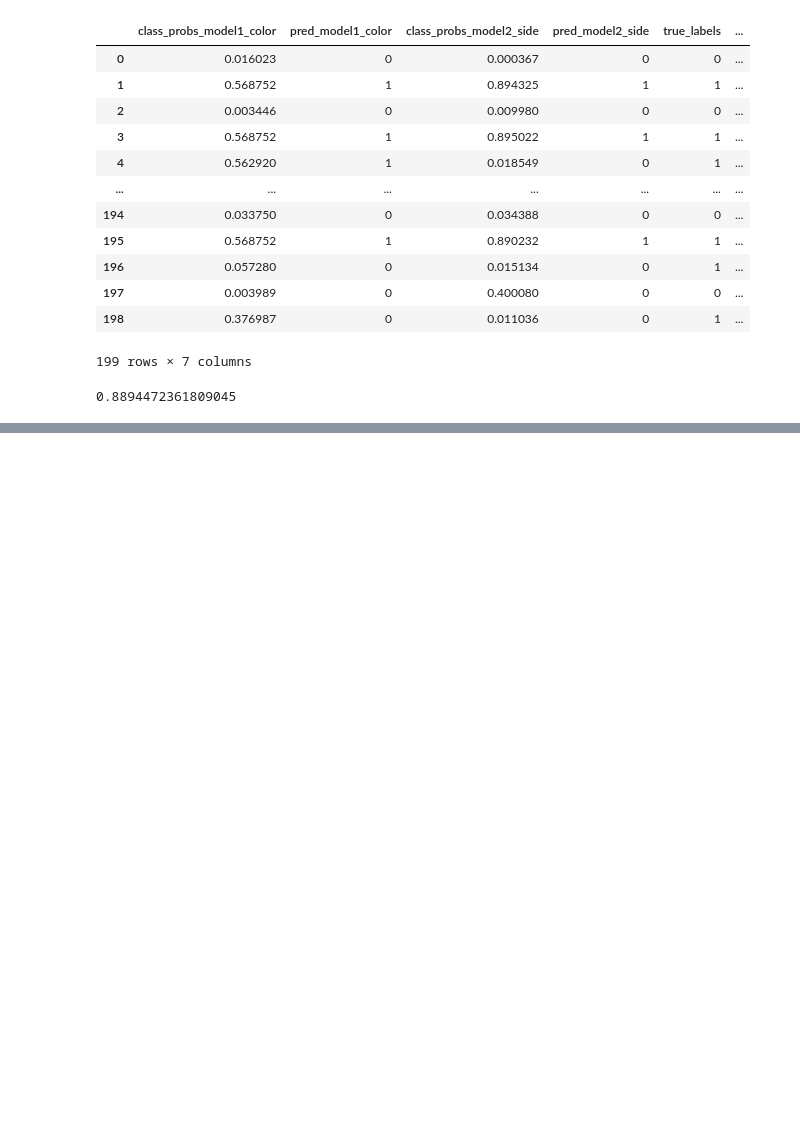
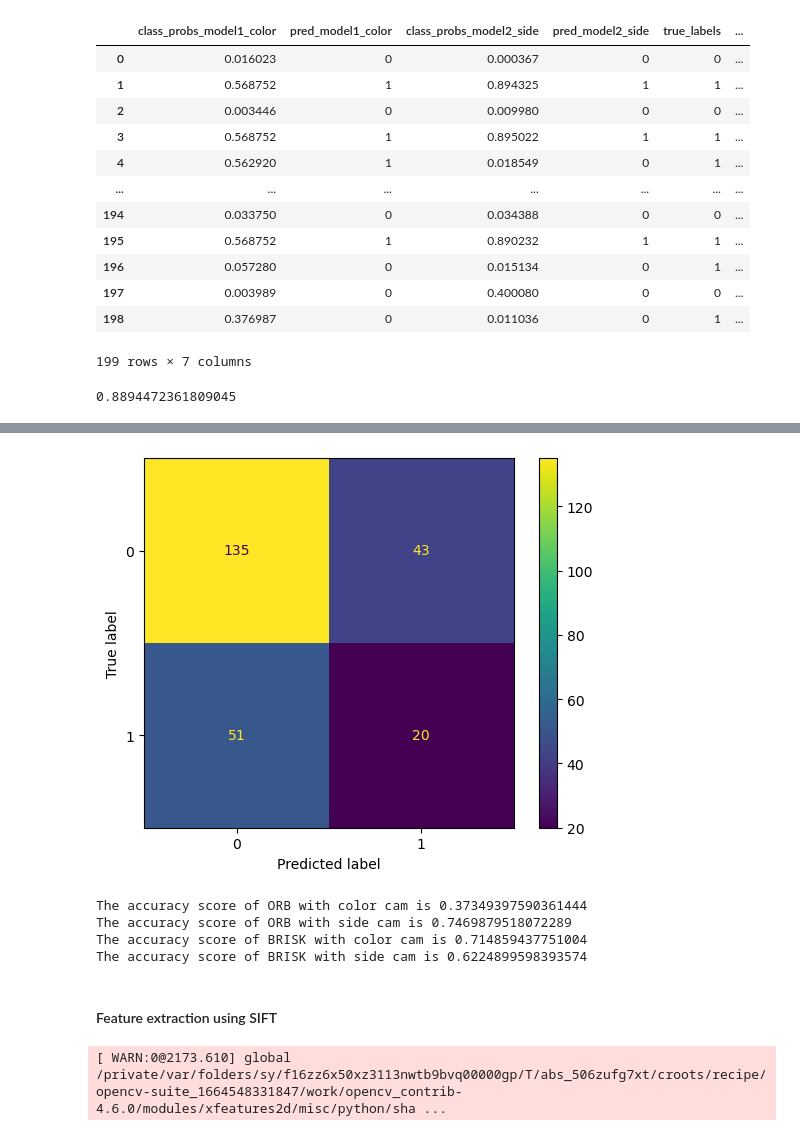
Before and after one commit to louismeeckers/data-fusion-g2, a Jupyter notebook: startingPoint.ipynb, the cells around one changed output, grey strips where cells are left out. Saved outputs shown, nothing was run; the diff lists cells and outputs as text; code cells hidden in the pictures; blank space fills up the shorter version.

```diff
--- a/startingPoint.ipynb
+++ b/startingPoint.ipynb
@@ -991,0 +1130,19 @@ acc
+# %%
+#Model training using BRISK with side cam
+descriptors_side_BRISK = BRISK_side(X_train['side_cam_path'].values.tolist())
+featrues_side_BRISK = feature_extraction(descriptors_side_BRISK)
+clf_side_BRISK = train_and_classify(featrues_side_BRISK, y_train)
+# %%
+# Model evaluation
+descriptors_side_test_BRISK = BRISK_side(X_test['side_cam_path'].values.tolist())
+featrues_side_test_BRISK = feature_extraction(descriptors_side_test_BRISK)
+y_pred_side_BRISK = clf_side_BRISK.predict(featrues_side_test_BRISK)
+evaluate_model(y_test, y_pred_side_BRISK, 'BRISK', 'side cam', list_of_accuracy)
+# %% [output]
+[figure, added]
+The accuracy score of ORB with color cam is 0.37349397590361444
+The accuracy score of ORB with side cam is 0.7469879518072289
+The accuracy score of BRISK with color cam is 0.714859437751004
+The accuracy score of BRISK with side cam is 0.6224899598393574
+# %% [markdown]
+#### Feature extraction using SIFT
@@ -991,0 +1167,7 @@ acc
+# %%
+# Model training using SIFT with color cam
+descriptors_color_SIFT = SIFT_color(X_train['color_cam_path'].values.tolist())
+featrues_color_SIFT = feature_extraction(descriptors_color_SIFT)
+clf_color_SIFT = train_and_classify(featrues_color_SIFT, y_train)
+# %% [output]
+[ WARN:0@2173.610] global /private/var/folders/sy/f16zz6x50xz3113nwtb9bvq00000gp/T/abs_506zufg7xt/croots/recipe/opencv-suite_1664548331847/work/opencv_contrib-4.6.0/modules/xfeatures2d/misc/python/sha ...
```
Also changed, not shown: parts of 20 cells of this notebook.
